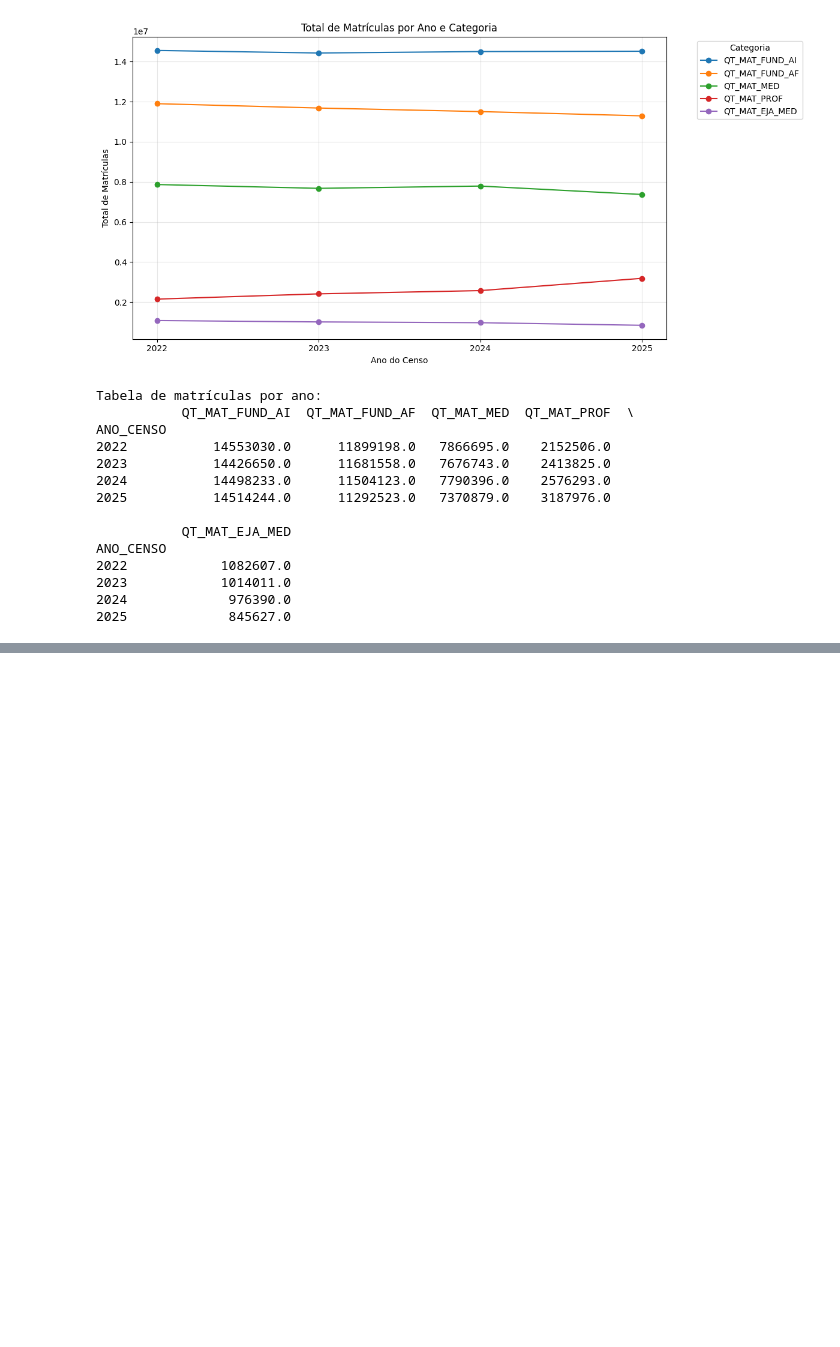
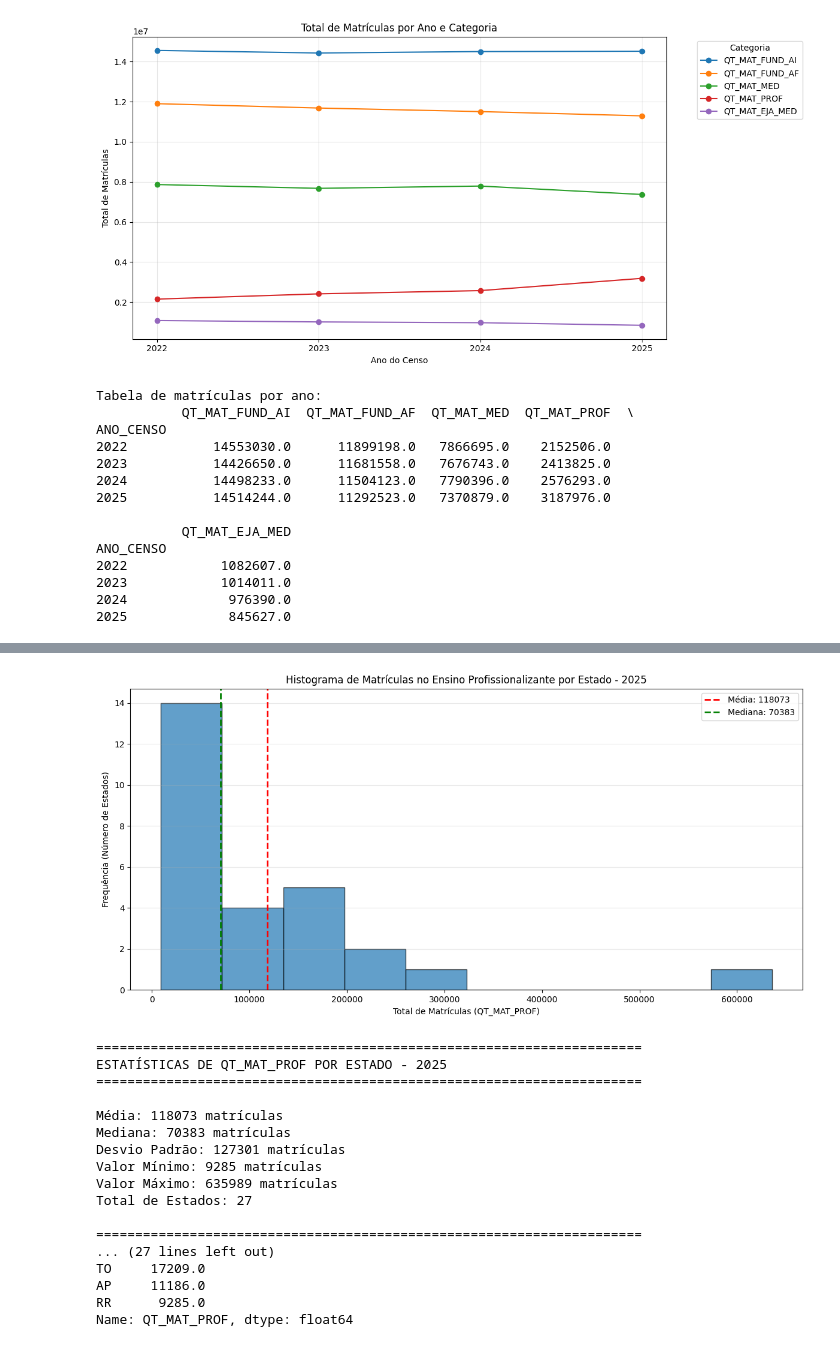
Before and after one commit to leandroguarino/projeto_ia_censo_escolar, a Jupyter notebook: notebooks/05_visualizacao_totais.ipynb, the cells around one changed output, grey strips where cells are left out. Saved outputs shown, nothing was run; the diff lists cells and outputs as text; code cells hidden in the pictures; blank space fills up the shorter version.

```diff
--- a/notebooks/05_visualizacao_totais.ipynb
+++ b/notebooks/05_visualizacao_totais.ipynb
@@ -169,0 +376,61 @@ ANO_CENSO
+# %%
+import matplotlib.pyplot as plt
+
+# Verificar qual coluna de estado usar
+coluna_uf = 'SG_UF' if 'SG_UF' in df_total.columns else 'CO_UF'
+
+if coluna_uf in df_total.columns and 'QT_MAT_PROF' in df_total.columns:
+    # Filtrar dados de 2025 e agrupar por estado
+    dados_2025 = df_total[df_total['ANO_CENSO'] == 2025].groupby(coluna_uf)['QT_MAT_PROF'].sum()
+
+    # Criar histograma
+    plt.figure(figsize=(12, 6))
+    plt.hist(dados_2025.values, bins=10, edgecolor='black', alpha=0.7)
+    plt.axvline(dados_2025.mean(), color='red', linestyle='--', linewidth=2, label=f'Média: {dados_2025.mean():.0f}')
+    plt.axvline(dados_2025.median(), color='green', linestyle='--', linewidth=2, label=f'Mediana: {dados_2025.median():.0f}')
+
+    plt.xlabel('Total de Matrículas (QT_MAT_PROF)')
+    plt.ylabel('Frequência (Número de Estados)')
+    plt.title('Histograma de Matrículas no Ensino Profissionalizante por Estado - 2025')
+    plt.legend()
+    plt.grid(axis='y', alpha=0.3)
+    plt.tight_layout()
+    plt.show()
+
+    # Exibir estatísticas
+    print(f"{'='*70}")
+    print(f"ESTATÍSTICAS DE QT_MAT_PROF POR ESTADO - 2025")
+    print(f"{'='*70}")
+    print(f"\nMédia: {dados_2025.mean():.0f} matrículas")
+    print(f"Mediana: {dados_2025.median():.0f} matrículas")
+    print(f"Desvio Padrão: {dados_2025.std():.0f} matrículas")
+    print(f"Valor Mínimo: {dados_2025.min():.0f} matrículas")
+    print(f"Valor Máximo: {dados_2025.max():.0f} matrículas")
+    print(f"Total de Estados: {len(dados_2025)}")
+
+    # Exibir dados brutos
+    print(f"\n{'='*70}")
+    print(f"DADOS POR ESTADO - 2025")
+    print(f"{'='*70}")
+    print(dados_2025.sort_values(ascending=False))
+else:
+    print(f"Colunas {coluna_uf} ou QT_MAT_PROF não encontradas no dataframe.")
+# %% [output]
+[figure, added]
+======================================================================
+ESTATÍSTICAS DE QT_MAT_PROF POR ESTADO - 2025
+======================================================================
+
+Média: 118073 matrículas
+Mediana: 70383 matrículas
+Desvio Padrão: 127301 matrículas
+Valor Mínimo: 9285 matrículas
+Valor Máximo: 635989 matrículas
+Total de Estados: 27
+
+======================================================================
+... (27 lines left out)
+TO     17209.0
+AP     11186.0
+RR      9285.0
+Name: QT_MAT_PROF, dtype: float64
```
Also changed, not shown: parts of 5 cells of this notebook.
